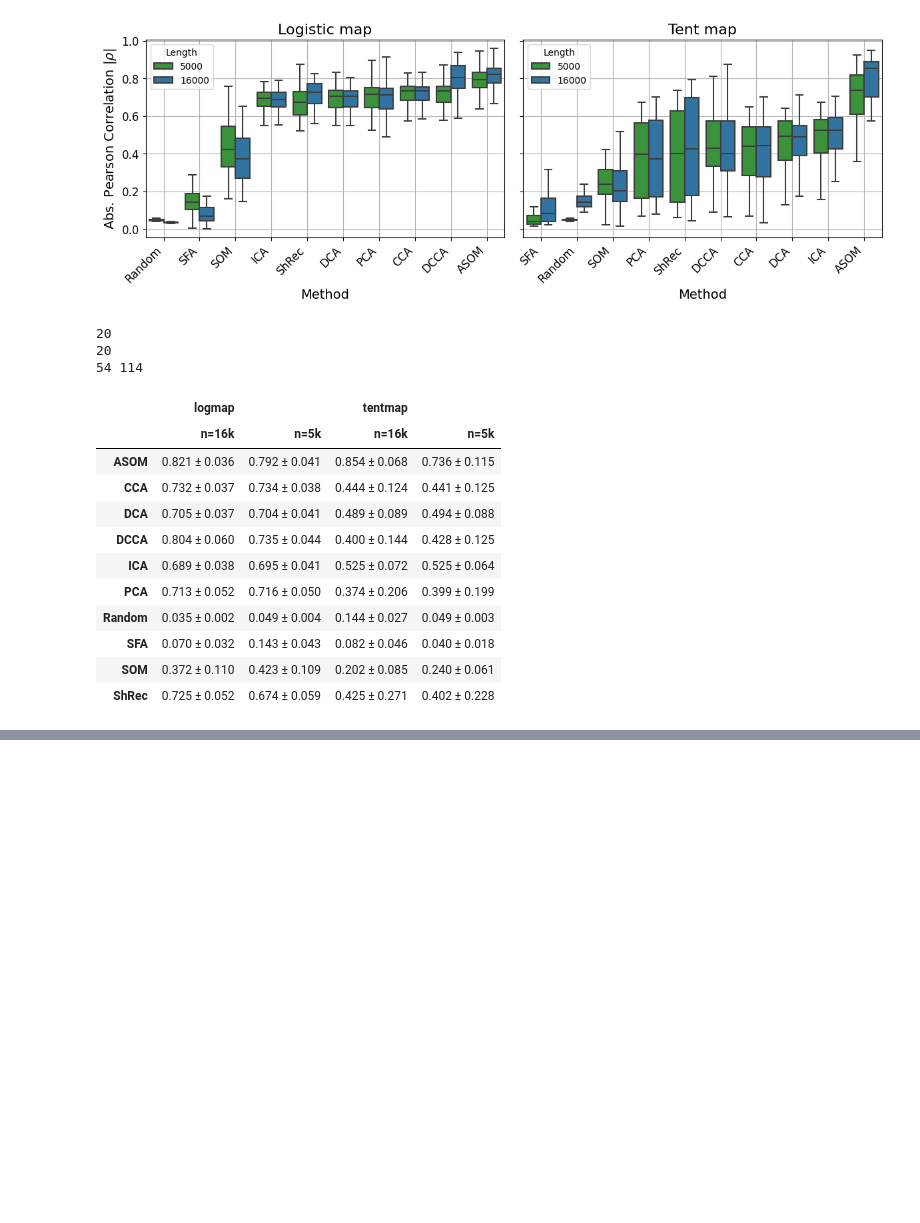
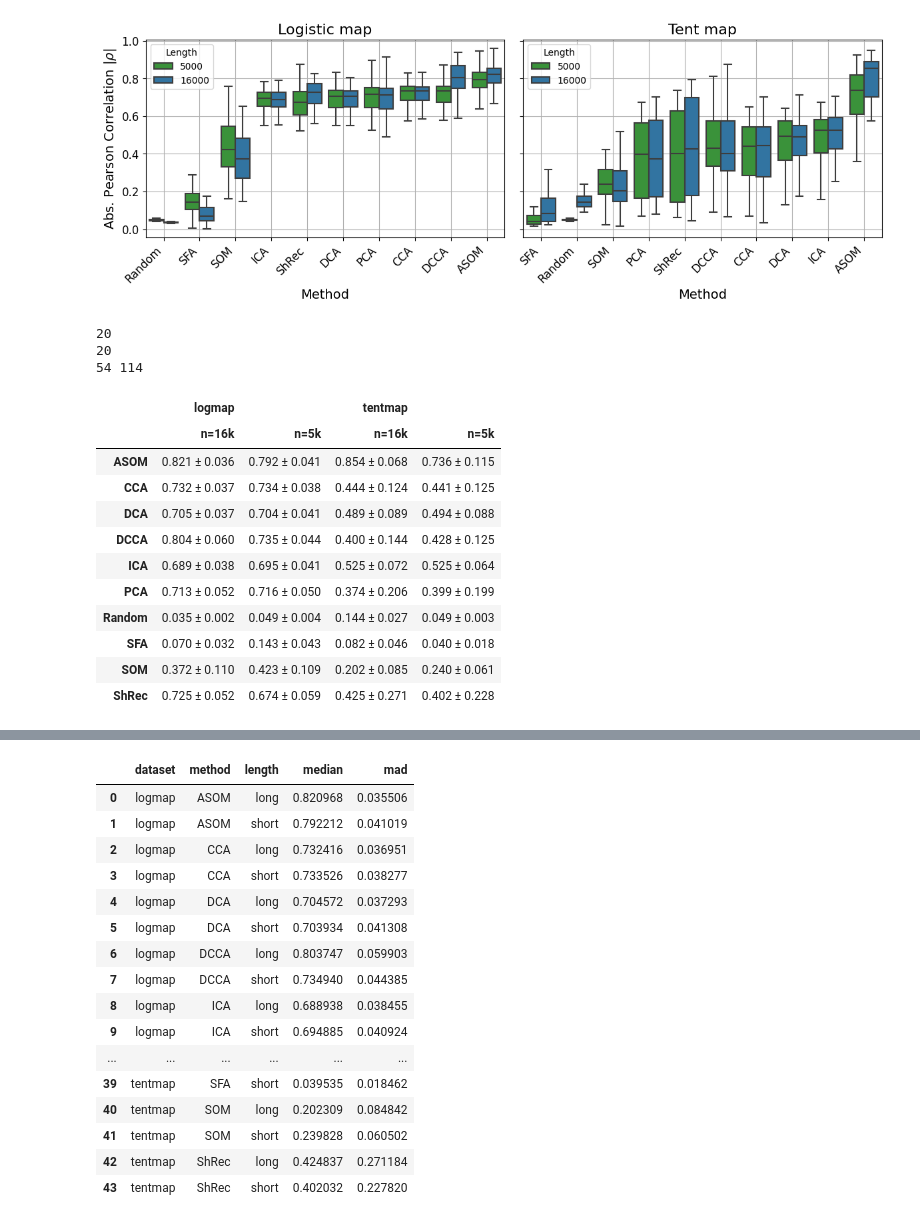
Before and after one commit to phrenico/maco_commondriver, a Jupyter notebook: scripts/notebooks/asom_comparison.ipynb, the cells around one changed output, grey strips where cells are left out. Drawn from its saved outputs; the diff is of its cells as text; code cells hidden in the pictures; blank space fills up the shorter version.

```diff
--- a/scripts/notebooks/asom_comparison.ipynb
+++ b/scripts/notebooks/asom_comparison.ipynb
@@ -483,0 +493,98 @@ mdf.to_latex('./median_mad.tex',
+# %%
+import matplotlib.pyplot as plt
+import pandas as pd
+import seaborn as sns
+import sys
+sys.path.append('../../')
+from scripts.resgen.logmaps.config_logmapres import final_res_path, figure_path
+
+def mad(x):
+    '''Computes median absolute distance from the median'''
+    return (x - x.median()).abs().median()
+# %%
+df = pd.read_csv('unified_results.csv', index_col=0)
+df['dataset'] = df['dataset'].replace('logmap_fixed', 'logmap')
+columns = df.columns.to_list()
+
+som_df_tentmap_short = pd.read_csv('./SOM_Tent_Cors_5000.txt', header=None, sep='\t')
+som_df_logmap_short = pd.read_csv('./SOM_Logist_Cors_5000.txt', header=None, sep='\t')
+
+# kpca_df_tentmap_short = pd.read_csv('../../results/interim/tentmaps/kpca_5k_res.csv', index_col=0)[columns]
+# kpca_df_logmap_short = pd.read_csv('../../results/interim/logmaps/kpca_5k_res.csv', index_col=0)[columns]
+# the short is already included
+
+som_df_tentmap_long = pd.read_csv('./SOM_Tent_Cors_16000.txt', header=None, sep='\t')
+som_df_logmap_long = pd.read_csv('./SOM_Logist_Cors_16000.txt', header=None, sep='\t')
+
+kpca_df_tentmap_long = pd.read_csv('../../results/interim/tentmaps/kpca_16k_res.csv')[columns]
+kpca_df_logmap_long = pd.read_csv('../../results/interim/logmaps/kpca_16k_res.csv')[columns]
+
+kpca_df_tentmap_long['dataset'] = 'tentmap'
+kpca_df_logmap_long['dataset'] = 'logmap'
+
+
+# som_df_logmap_short
+# kpca_df_logmap_long
+# df
+
+df = pd.concat([df, kpca_df_tentmap_long, kpca_df_logmap_long], axis=0, ignore_index=True)
+
+df = integrate_somdata(df, som_df_tentmap_long, dataset='tentmap')
+df = integrate_somdata(df, som_df_logmap_long, dataset='logmap')
+df_long = df.copy()
+df_long['length'] = 'long'
+
+df_long.method.unique()
+
+
+df_short_log = pd.read_csv( final_res_path / 'logmaps_res.csv', index_col=0)
+df_short_tent = pd.read_csv( final_res_path / 'tentmaps_res.csv', index_col=0)
+
+# df_short_log
+df_short = pd.concat([df_short_log,
+                      df_short_tent],
+                      axis=0, ignore_index=True)
+
+df_short =  integrate_somdata(df_short,
+                              som_df_tentmap_short,
+                              dataset='tentmap')
+df_short =  integrate_somdata(df_short,
+                              som_df_logmap_short,
+                              dataset='logmap')
+df_short['length'] = 'short'
+
+# df_short.method.unique()
+
+df = pd.concat([df_long, df_short], axis=0, ignore_index=True)
+# display(df.head())
+
+
+df = df[df['method'] != 'MaCo']
+
+
+df_filtered = df[(df.dataset == 'logmap') | (df.dataset == 'tentmap')]
+means = df_filtered.sort_values(by='method', ascending=True, inplace=False).groupby(['dataset',
+                                                                                     'method',
+                                                                                     'length'])['r'].agg(['median',
+                                                                                                          mad]).reset_index()
+
+means.to_csv('./median_mad_updated.csv')
+means
+# %% [output]
+|  | dataset | method | length | median | mad |
+| 0 | logmap | ASOM | long | 0.820968 | 0.035506 |
+| 1 | logmap | ASOM | short | 0.792212 | 0.041019 |
+| 2 | logmap | CCA | long | 0.732416 | 0.036951 |
+| 3 | logmap | CCA | short | 0.733526 | 0.038277 |
+| 4 | logmap | DCA | long | 0.704572 | 0.037293 |
+| 5 | logmap | DCA | short | 0.703934 | 0.041308 |
+| 6 | logmap | DCCA | long | 0.803747 | 0.059903 |
+| 7 | logmap | DCCA | short | 0.734940 | 0.044385 |
+| 8 | logmap | ICA | long | 0.688938 | 0.038455 |
+| 9 | logmap | ICA | short | 0.694885 | 0.040924 |
+| ... | ... | ... | ... | ... | ... |
+| 39 | tentmap | SFA | short | 0.039535 | 0.018462 |
+| 40 | tentmap | SOM | long | 0.202309 | 0.084842 |
+| 41 | tentmap | SOM | short | 0.239828 | 0.060502 |
+| 42 | tentmap | ShRec | long | 0.424837 | 0.271184 |
+| 43 | tentmap | ShRec | short | 0.402032 | 0.227820 |
```
Also changed, not shown: parts of 6 cells of this notebook, 29 other files.
